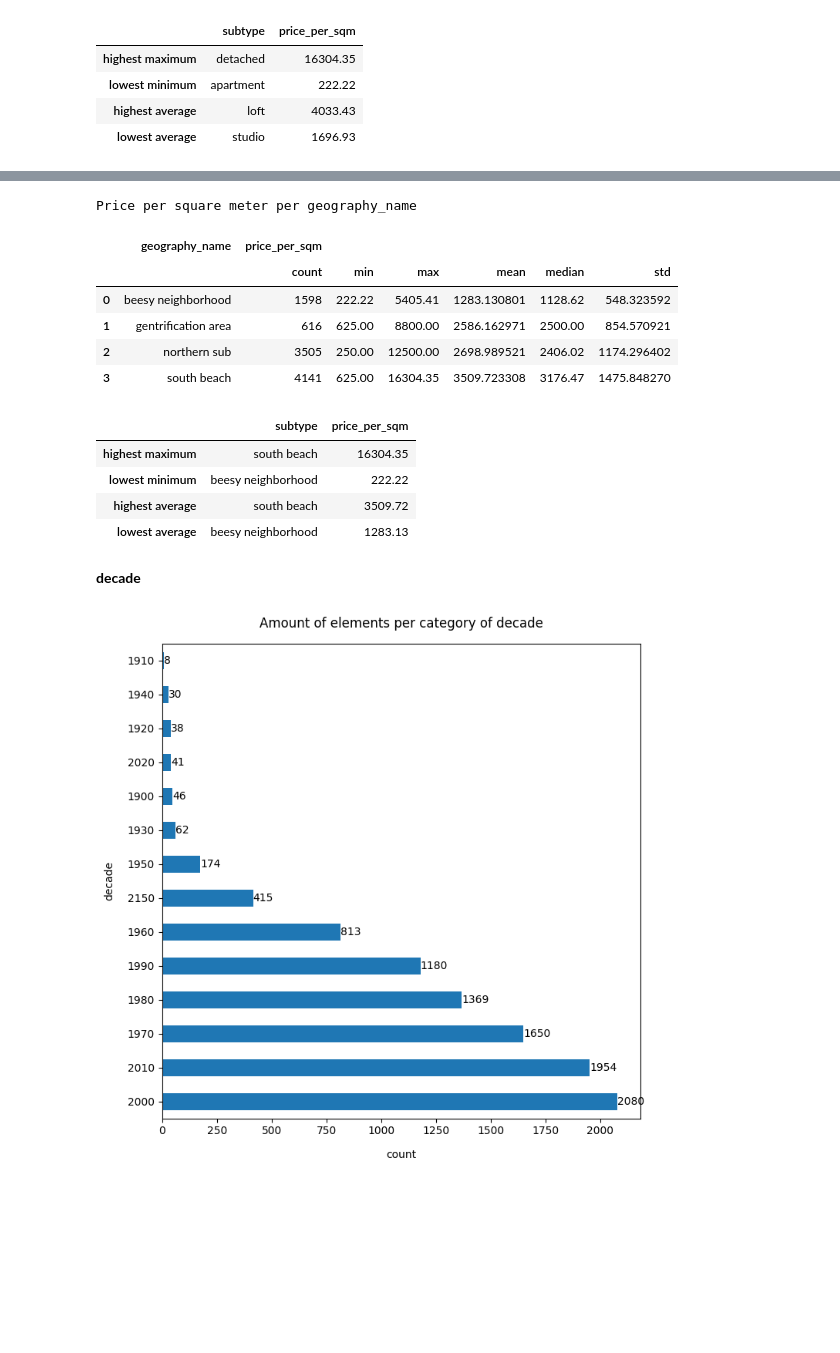
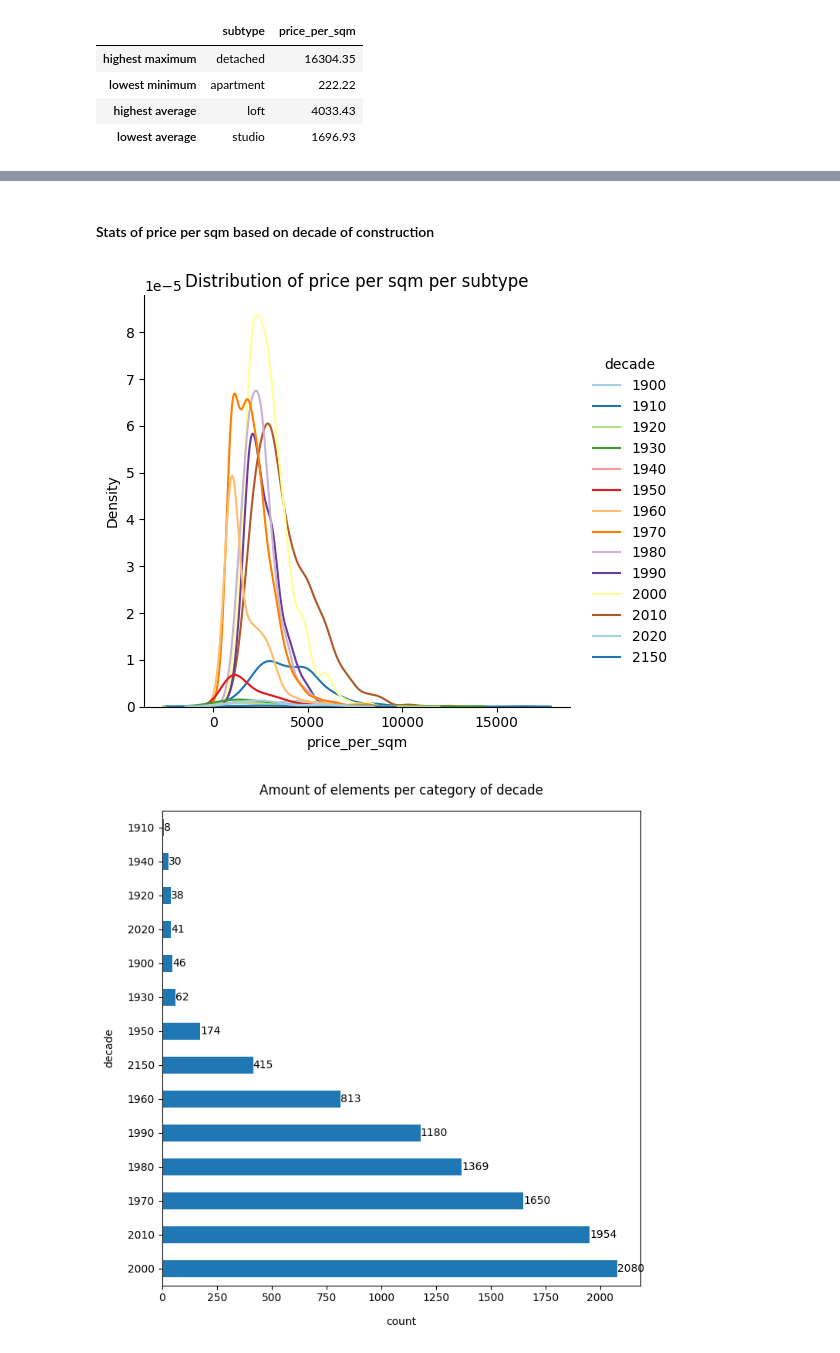
Before and after one commit to beecadox/Data_Analysis_SG, a Jupyter notebook: notebooks/part1.ipynb, the cells around one changed output, grey strips where cells are left out. Cells and saved outputs as stored; diff of their text form; code cells hidden in the pictures; blank space fills up the shorter version.

```diff
--- a/notebooks/part1.ipynb
+++ b/notebooks/part1.ipynb
@@ -136,20 +165,11 @@ get_visualization(dataset, 'geography_name')
-# %%
-stats(subset, 'geography_name', 'price_per_sqm')
-# %% [output]
-Price per square meter per geography_name
-|  | geography_name | price_per_sqm |  |  |  |  |  |
-|  |  | count | min | max | mean | median | std |
-| 0 | beesy neighborhood | 1598 | 222.22 | 5405.41 | 1283.130801 | 1128.62 | 548.323592 |
-| 1 | gentrification area | 616 | 625.00 | 8800.00 | 2586.162971 | 2500.00 | 854.570921 |
-| 2 | northern sub | 3505 | 250.00 | 12500.00 | 2698.989521 | 2406.02 | 1174.296402 |
-| 3 | south beach | 4141 | 625.00 | 16304.35 | 3509.723308 | 3176.47 | 1475.848270 |
-|  | subtype | price_per_sqm |
-| highest maximum | south beach | 16304.35 |
-| lowest minimum | beesy neighborhood | 222.22 |
-| highest average | south beach | 3509.72 |
-| lowest average | beesy neighborhood | 1283.13 |
-# %% [markdown]
-**decade**
+# %% [markdown]
+#### Stats of price per sqm based on decade of construction
+# %%
+sns.displot(data=subset, x="price_per_sqm", hue="decade", kind="kde", warn_singular=False, palette=sns.color_palette("Paired", subset["decade"].nunique()))
+plt.title('Distribution of price per sqm per subtype')
+plt.show()
+# %% [output]
+[figure, added]
 # %%
 get_visualization(dataset, 'decade')
 # %% [output]
```
Also changed, not shown: parts of 16 cells of this notebook, 6 other files.
